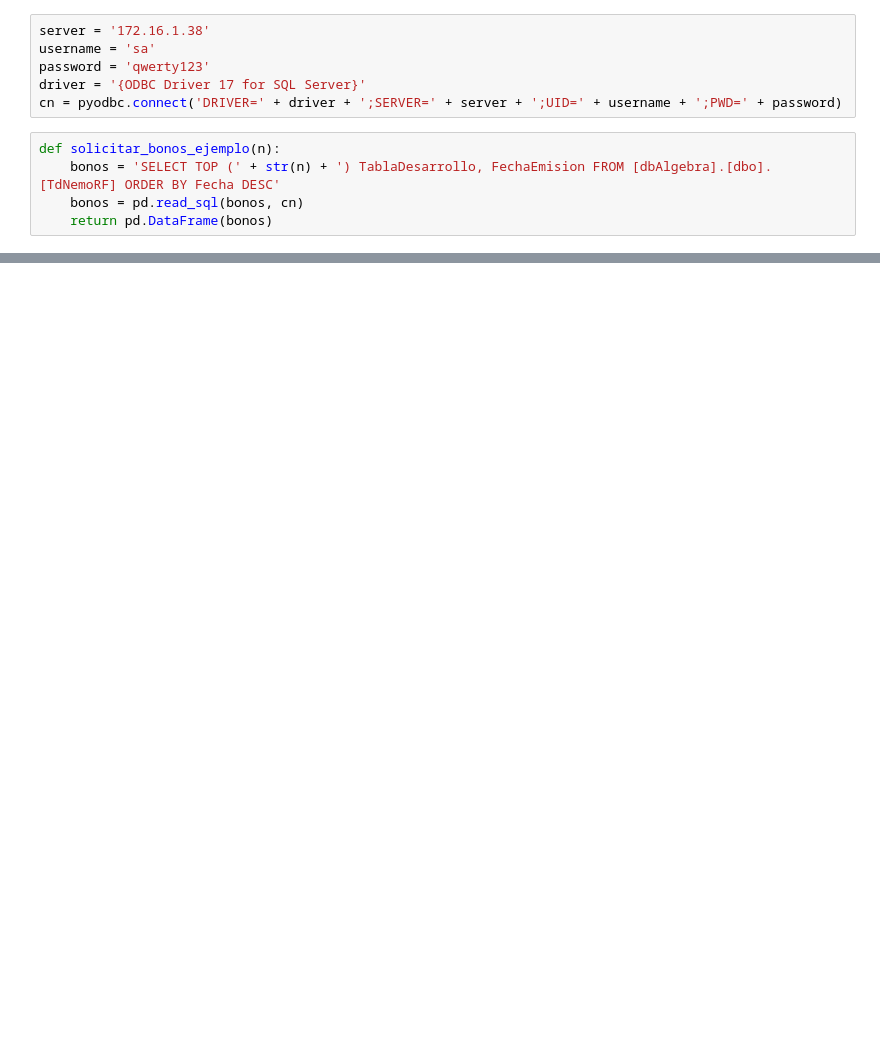
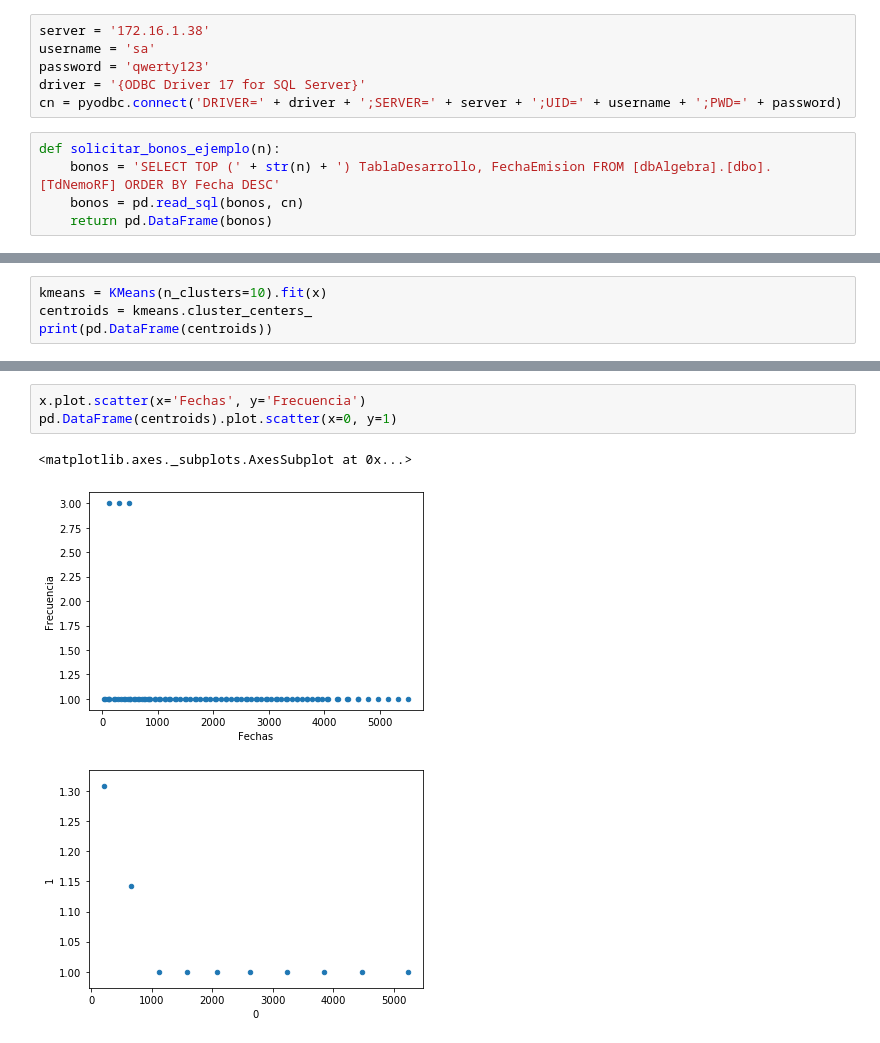
Before and after one commit to GrosoWoW/Practica, a Jupyter notebook: Intento/Cartera/Experimentacion_Intervalos.ipynb, the cells around one changed output, grey strips where cells are left out. Saved outputs shown, nothing was run; the diff lists cells and outputs as text; blank space fills up the shorter version.

Commit message:
Listo modelo kmeans para los plazos

```diff
--- a/Intento/Cartera/Experimentacion_Intervalos.ipynb
+++ b/Intento/Cartera/Experimentacion_Intervalos.ipynb
@@ -60,0 +133,4 @@ data = pd.DataFrame()
+# %%
+kmeans = KMeans(n_clusters=10).fit(x)
+centroids = kmeans.cluster_centers_
+print(pd.DataFrame(centroids))
@@ -60,0 +149,7 @@ data = pd.DataFrame()
+# %%
+x.plot.scatter(x='Fechas', y='Frecuencia')
+pd.DataFrame(centroids).plot.scatter(x=0, y=1)
+# %% [output]
+<matplotlib.axes._subplots.AxesSubplot at 0x...>
+[figure, added]
+[figure, added]
```
Also changed, not shown: parts of 10 cells of this notebook, 1 other file.
